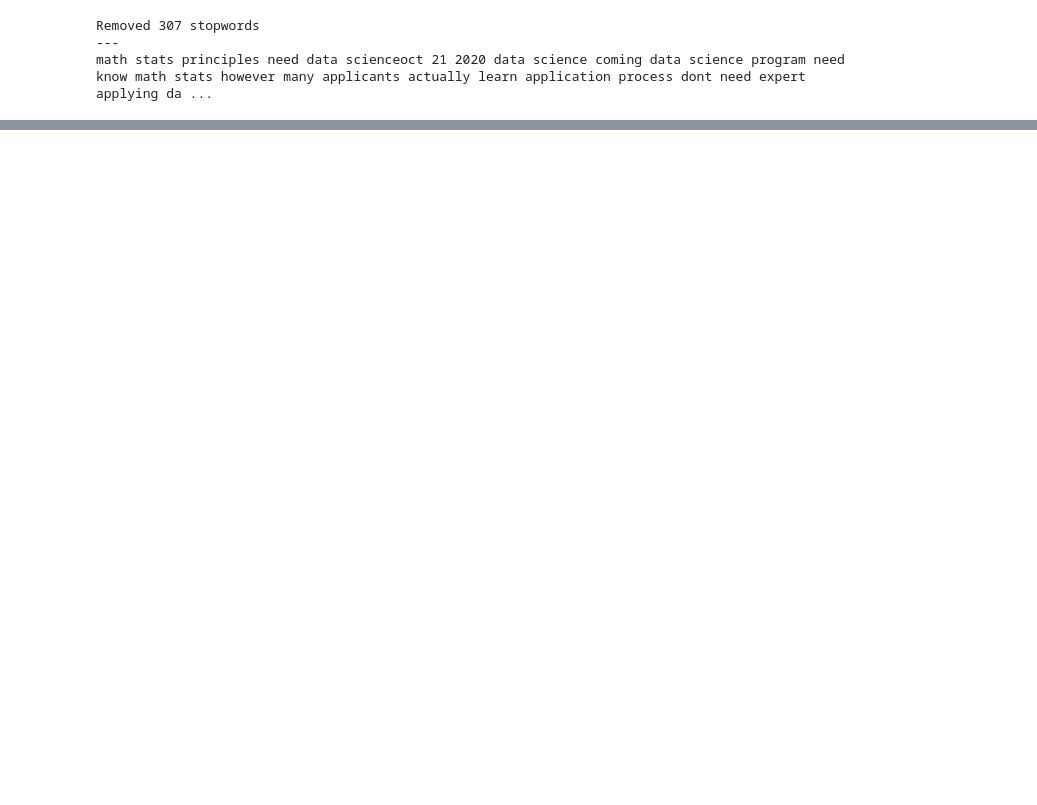
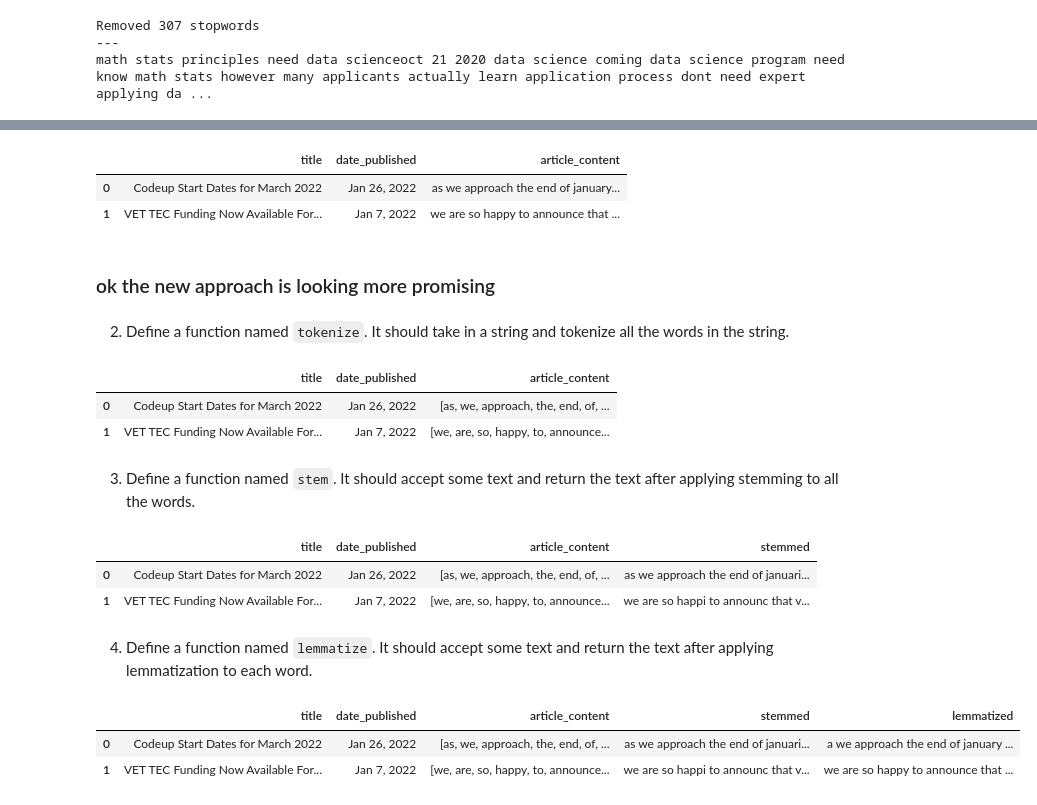
Before and after one commit to brianclements03/nlp, a Jupyter notebook: nlp_prepare_lesson.ipynb, the cells around one changed output, grey strips where cells are left out. Saved outputs shown, nothing was run; the diff lists cells and outputs as text; code cells hidden in the pictures; blank space fills up the shorter version.

```diff
--- a/nlp_prepare_lesson.ipynb
+++ b/nlp_prepare_lesson.ipynb
@@ -414,5 +374,0 @@ so far, so good
-# %%
-for col in blogs.columns:
-    blogs[col] = blogs[col].str.normalize('NFKD')\
-    .str.encode('ascii', 'ignore')\
-    .str.decode('utf-8', 'ignore')
@@ -424,3 +374,0 @@ blogs.head(1)
-# %%
-for col in blogs.columns:
-    blogs[col] = blogs[col].replace(r"[^a-z0-9'\s]", '',regex=True)
@@ -521,0 +419,6 @@ blogs
+# %%
+test1.head(2)
+# %% [output]
+|  | title | date_published | article_content |
+| 0 | Codeup Start Dates for March 2022 | Jan 26, 2022 | as we approach the end of january... |
+| 1 | VET TEC Funding Now Available For... | Jan 7, 2022 | we are so happy to announce that ... |
@@ -521,0 +436,2 @@ blogs
+# %% [markdown]
+### ok the new approach is looking more promising
@@ -521,0 +454,2 @@ blogs
+# %% [markdown]
+2. Define a function named `tokenize`. It should take in a string and tokenize all the words in the string.
@@ -521,0 +474,8 @@ blogs
+# %%
+test2.head(2)
+# %% [output]
+|  | title | date_published | article_content |
+| 0 | Codeup Start Dates for March 2022 | Jan 26, 2022 | [as, we, approach, the, end, of, ... |
+| 1 | VET TEC Funding Now Available For... | Jan 7, 2022 | [we, are, so, happy, to, announce... |
+# %% [markdown]
+3. Define a function named `stem`. It should accept some text and return the text after applying stemming to all the words.
@@ -521,0 +491,24 @@ blogs
+# %%
+test3 = stem(blogs,'article_content')
+test3.head(2)
+# %% [output]
+|  | title | date_published | article_content | stemmed |
+| 0 | Codeup Start Dates for March 2022 | Jan 26, 2022 | [as, we, approach, the, end, of, ... | as we approach the end of januari... |
+| 1 | VET TEC Funding Now Available For... | Jan 7, 2022 | [we, are, so, happy, to, announce... | we are so happi to announc that v... |
+# %% [markdown]
+4. Define a function named `lemmatize`. It should accept some text and return the text after applying lemmatization to each word.
+# %%
+wnl = nltk.stem.WordNetLemmatizer()
+# %%
+def lemmatize(df,col):
+    wnl = nltk.stem.WordNetLemmatizer()
+    lemmas = df[col].apply(lambda row: [wnl.lemmatize(word) for word in row])
+    df['lemmatized'] = lemmas.str.join(' ')
+    return df
+# %%
+test4 = lemmatize(blogs,'article_content')
+test4.head(2)
+# %% [output]
+|  | title | date_published | article_content | stemmed | lemmatized |
+| 0 | Codeup Start Dates for March 2022 | Jan 26, 2022 | [as, we, approach, the, end, of, ... | as we approach the end of januari... | a we approach the end of january ... |
+| 1 | VET TEC Funding Now Available For... | Jan 7, 2022 | [we, are, so, happy, to, announce... | we are so happi to announc that v... | we are so happy to announce that ... |
```
Also changed, not shown: parts of 51 cells of this notebook, 1 other file.
